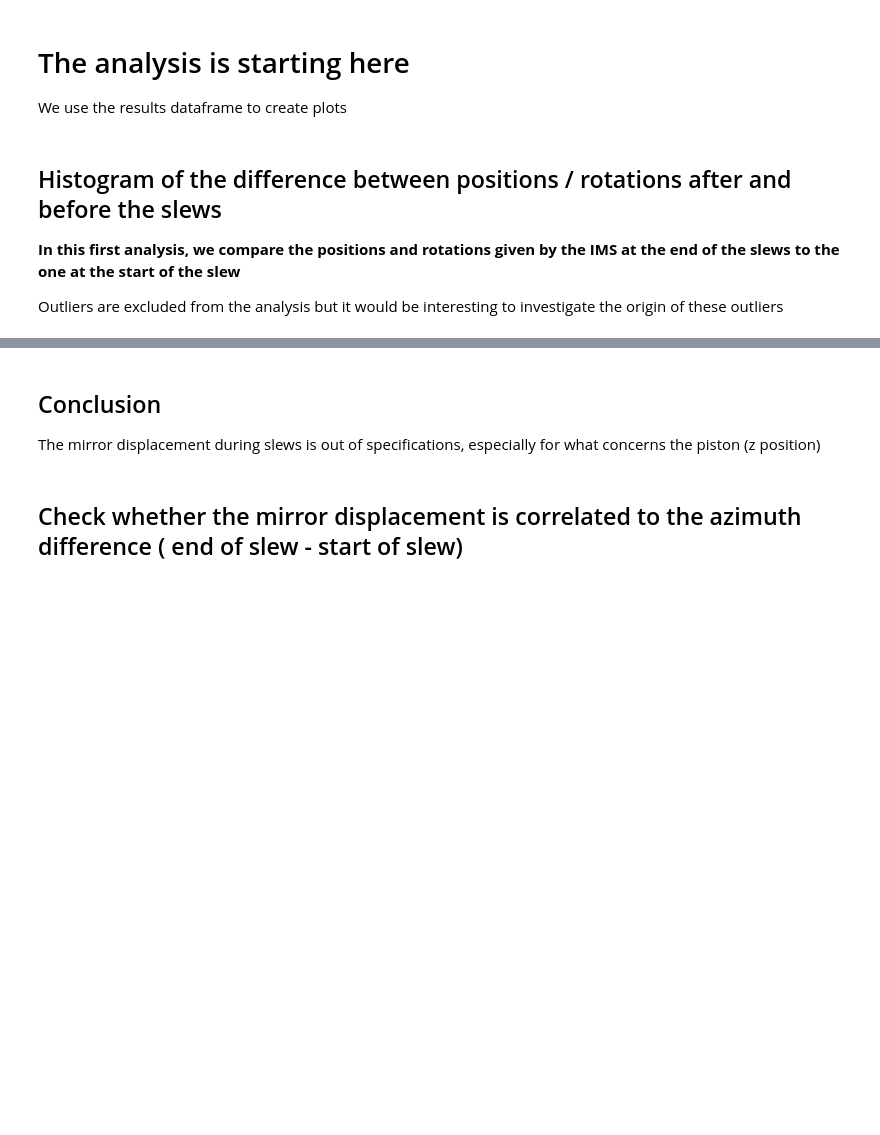
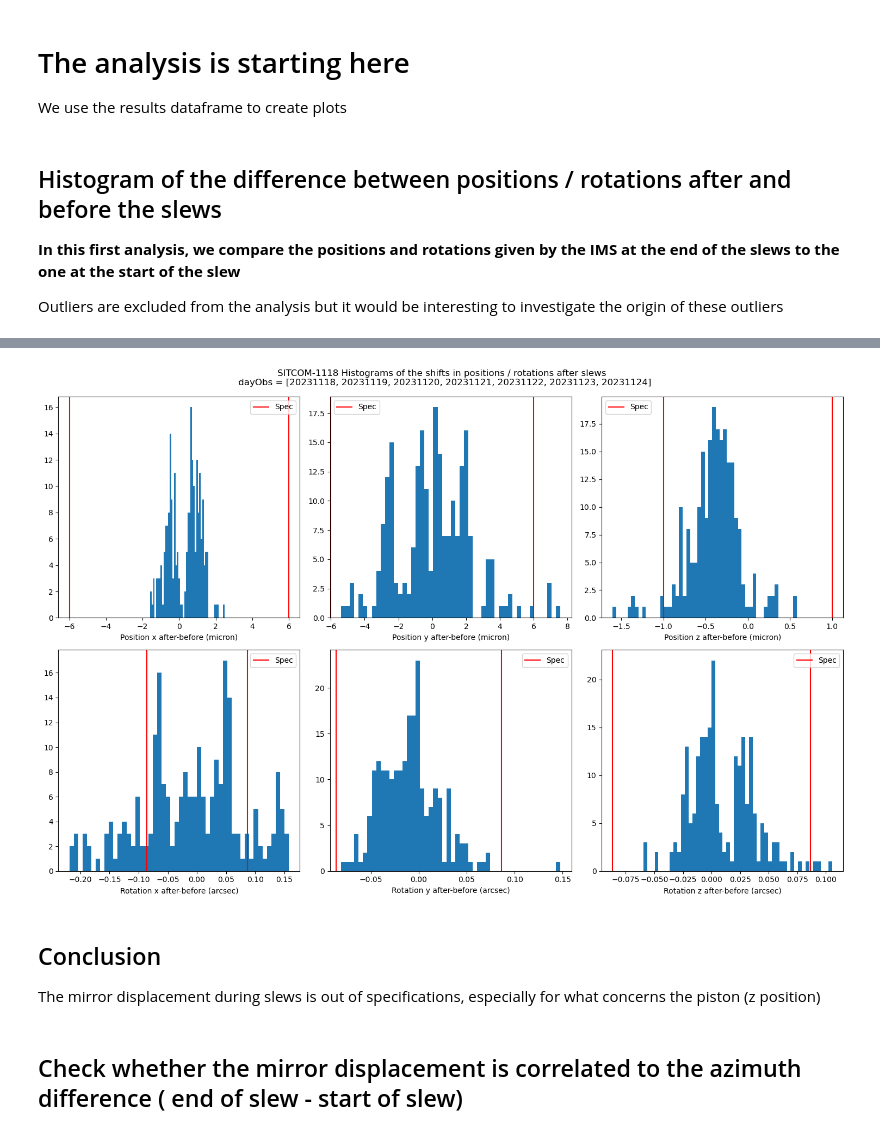
Before and after one commit to lsst-sitcom/notebooks_vandv, a Jupyter notebook: notebooks/tel_and_site/subsys_req_ver/m1m3/SITCOMTN-084-ims_slewing_azimuth_analysis_positioning.ipynb, the cells around one changed output, grey strips where cells are left out. Saved outputs shown, nothing was run; the diff lists cells and outputs as text; code cells hidden in the pictures; blank space fills up the shorter version.

```diff
--- a/notebooks/tel_and_site/subsys_req_ver/m1m3/SITCOMTN-084-ims_slewing_azimuth_analysis_positioning.ipynb
+++ b/notebooks/tel_and_site/subsys_req_ver/m1m3/SITCOMTN-084-ims_slewing_azimuth_analysis_positioning.ipynb
@@ -228,10 +329,10 @@ for i_slew, slew in enumerate(slews):
 # and reload it later - Just uncomment the relevant command
 
 # Save results
-# results.to_csv("slew.csv")
+# results.to_csv("slew2-4.csv")
 
 # Read back results from csv file
-# results = pd.read_csv("slew.csv")
+results = pd.read_csv("slew2-4.csv")
 # %% [markdown]
 # The analysis is starting here
 
@@ -252,7 +353,7 @@ axes = "xyz"
 
 # limit on position (micron) or rotation (arcsec) for outliers
 # Note that these outliers would deserve a specific study...
-out_limit_pos = 500
+out_limit_pos = 150
 out_limit_rot = 0.55
 
 title = f"SITCOM-1118 Histograms of the shifts in positions / rotations after slews \n dayObs = {dayObs}"
@@ -288,82 +389,24 @@ for i in range(3):
 
     # add lines and labels for tolerances
     if axes[i] in ["x", "y"]:
-        axs[0][i].axvline(6, color="r")
+        axs[0][i].axvline(6, color="r", label="Spec")
         axs[0][i].axvline(-6, color="r")
-        axs[0][i].text(
-            -5.8,
-            0.8,
-            "- spec",
-            rotation=90,
-            transform=axs[0][i].get_xaxis_transform(),
-            color="r",
-        )
-        axs[0][i].text(
-            5.5,
-            0.8,
-            "+ spec",
-            rotation=90,
-            transform=axs[0][i].get_xaxis_transform(),
-            color="r",
-        )
+        axs[0][i].legend()
 
-        axs[1][i].axvline(0.0864, color="r")
+        axs[1][i].axvline(0.0864, color="r", label="Spec")
         axs[1][i].axvline(-0.0864, color="r")
-        axs[1][i].text(
-            -0.105,
-            0.8,
-            "- spec",
-            rotation=90,
-            transform=axs[1][i].get_xaxis_transform(),
-            color="r",
-        )
-        axs[1][i].text(
-            0.09,
-            0.8,
-            "+ spec",
-            rotation=90,
-            transform=axs[1][i].get_xaxis_transform(),
-            color="r",
-        )
+        axs[1][i].legend()
 
     else:
-        axs[0][i].axvline(1, color="r")
+        axs[0][i].axvline(1, color="r", label="Spec")
         axs[0][i].axvline(-1, color="r")
-        axs[0][i].text(
-            -1.3,
-            0.8,
-            "- spec",
-            rotation=90,
-            transform=axs[0][i].get_xaxis_transform(),
-            color="r",
-        )
-        axs[0][i].text(
-            1.1,
-            0.8,
-            "+ spec",
-            rotation=90,
-            transform=axs[0][i].get_xaxis_transform(),
-            color="r",
-        )
-        axs[1][i].axvline(0.0864, color="r")
+        axs[0][i].legend()
+
+        axs[1][i].axvline(0.0864, color="r", label="Spec")
         axs[1][i].axvline(-0.0864, color="r")
-        axs[1][i].text(
-            -0.08,
-            0.8,
-            "- spec",
-            rotation=90,
-            transform=axs[1][i].get_xaxis_transform(),
-            color="r",
-        )
-        axs[1][i].text(
-            0.09,
-            0.8,
-            "+ spec",
-            rotation=90,
-            transform=axs[1][i].get_xaxis_transform(),
-            color="r",
-        )
+        axs[1][i].legend()
 
 fig.suptitle(title + "\n")
 fig.tight_layout()
 plt.subplots_adjust(top=0.93)
+# %% [output]
@@ -370,3 +419,4 @@ plt.subplots_adjust(top=0.93)
+[figure, added]
 # %% [markdown]
 ## Conclusion
 
```
Also changed, not shown: parts of 8 cells of this notebook.
